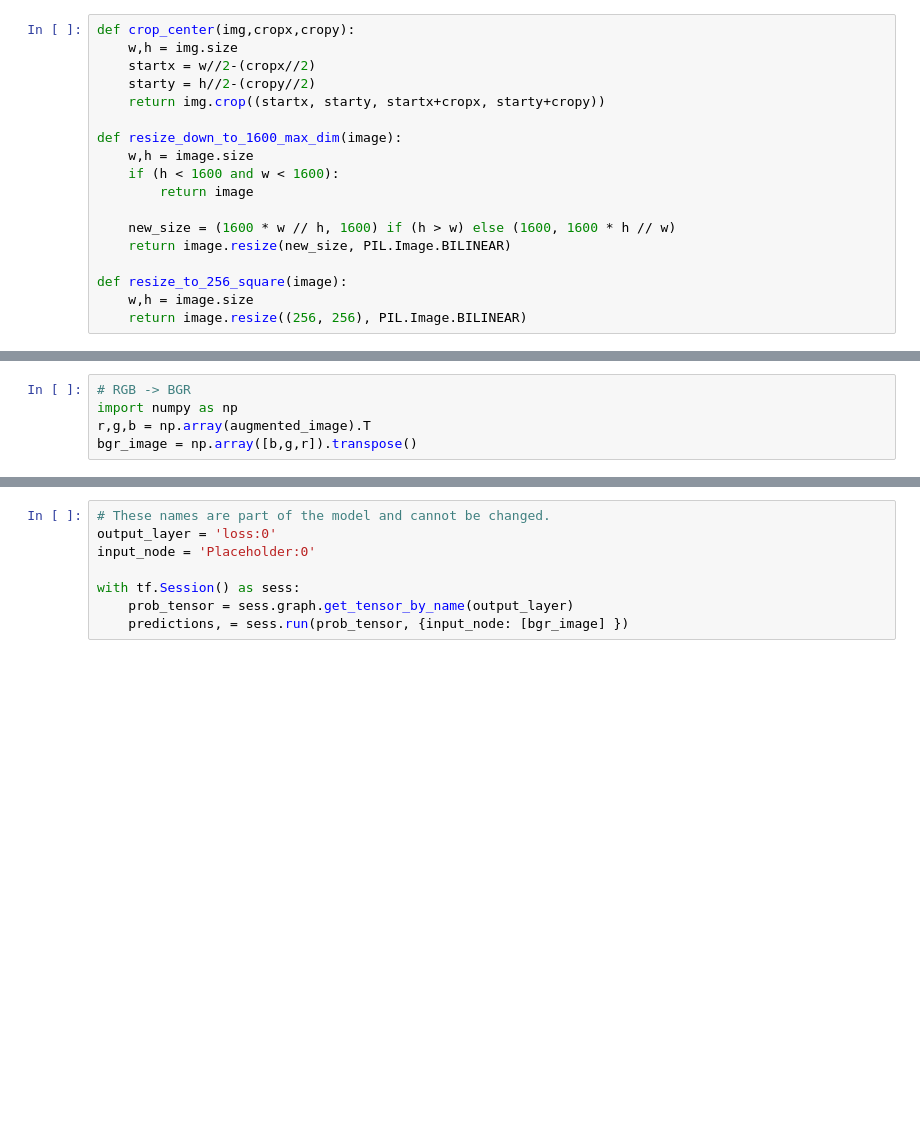
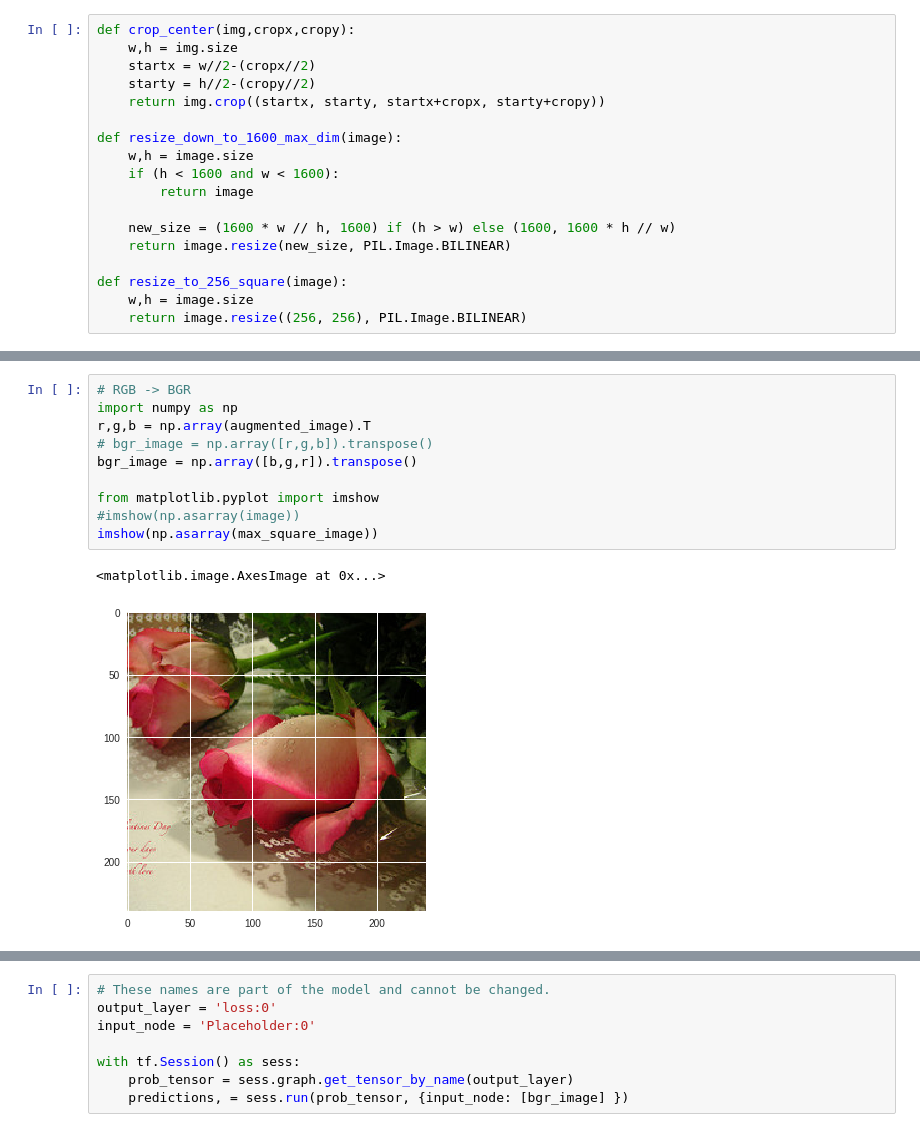
Before and after one commit to riccardogiorato/pocketbotanist, a Jupyter notebook: tensorflow_pb_model.ipynb, the cells around one changed output, grey strips where cells are left out. Saved outputs shown, nothing was run; the diff lists cells and outputs as text; blank space fills up the shorter version.

```diff
--- a/tensorflow_pb_model.ipynb
+++ b/tensorflow_pb_model.ipynb
@@ -103,5 +107,13 @@ augmented_image = crop_center(augmented_image, network_input_size, network_input
 # %%
 # RGB -> BGR
 import numpy as np
 r,g,b = np.array(augmented_image).T
+# bgr_image = np.array([r,g,b]).transpose()
 bgr_image = np.array([b,g,r]).transpose()
+
+from matplotlib.pyplot import imshow
+#imshow(np.asarray(image))
+imshow(np.asarray(max_square_image))
+# %% [output]
+<matplotlib.image.AxesImage at 0x...>
+[figure, added]
```
Also changed, not shown: parts of 8 cells of this notebook, 6 other files.
